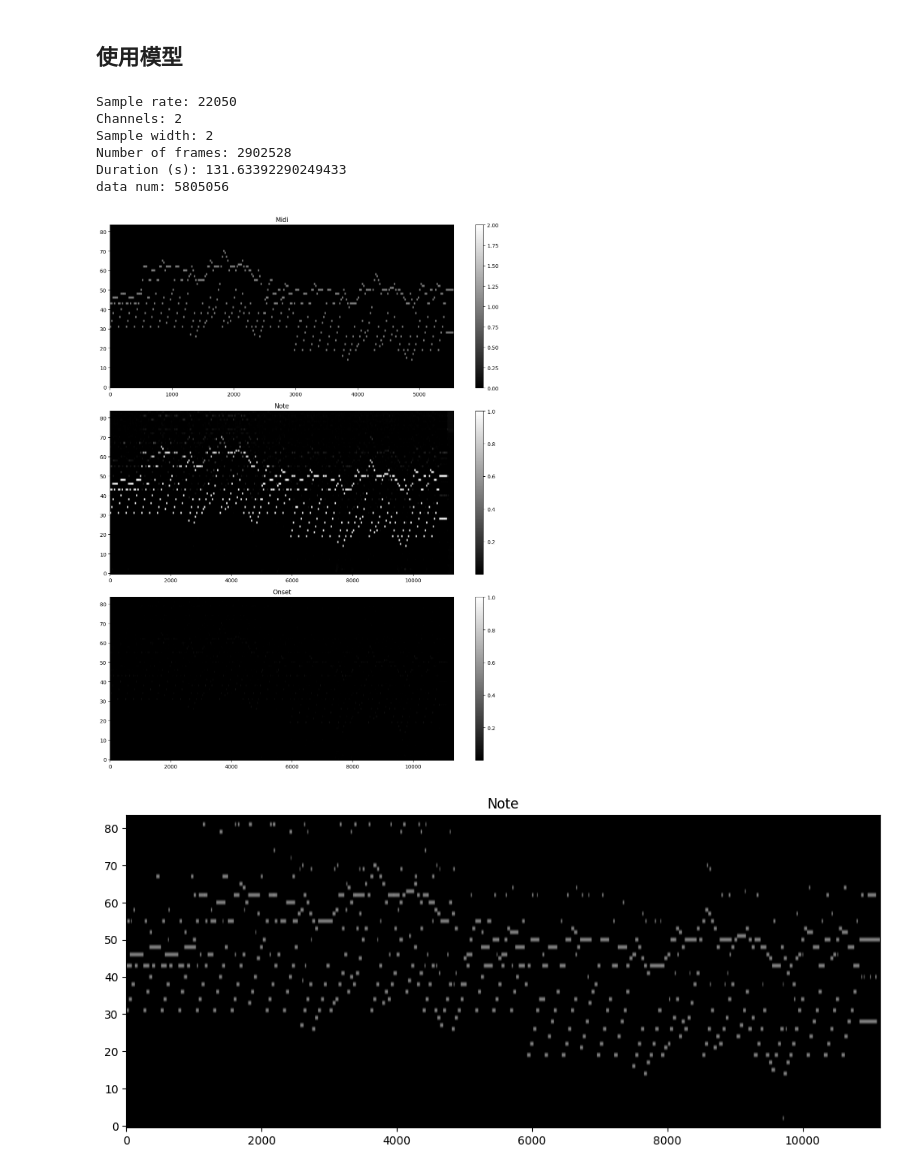
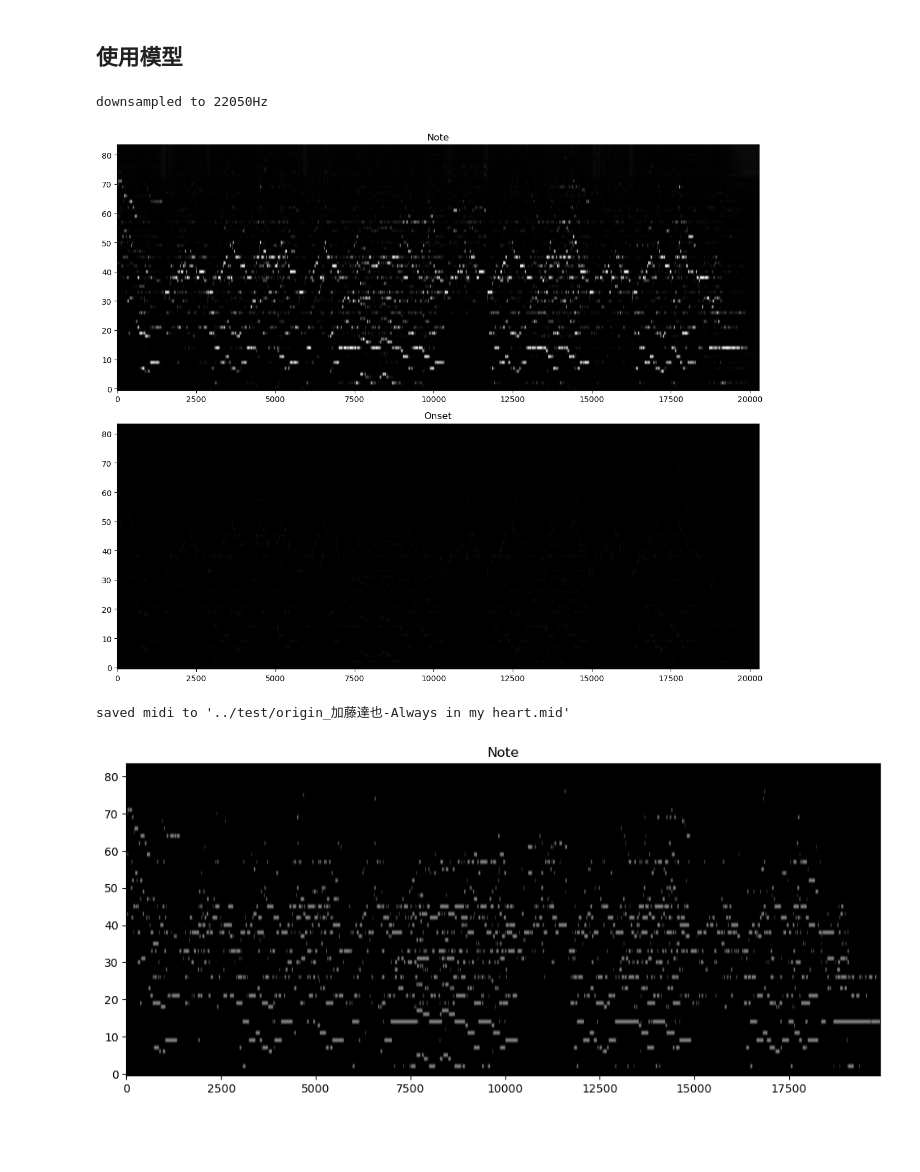
Before and after one commit to madderscientist/timbreAMT, a Jupyter notebook: basicamt/use_model.ipynb, the cells around one changed output. Saved outputs shown, nothing was run; the diff lists cells and outputs as text; code cells hidden in the pictures; blank space fills up the shorter version.

```diff
--- a/basicamt/use_model.ipynb
+++ b/basicamt/use_model.ipynb
@@ -10,4 +26,5 @@ s_per_frame = 256 / 22050
 # %%
+# 对于44100Hz的输入，可以用smallCQT自带的降采样函数
 import torchaudio
 from utils.midiarray import midi2numpy
 from utils.wavtool import waveInfo
@@ -15,7 +32,8 @@ import matplotlib.pyplot as plt
 import numpy as np
 import os
 
-input_wav_path = "../data/inferMusic/孤独な巡礼simple.wav"
+# input_wav_path = "../data/inferMusic/孤独な巡礼simple.wav"
+input_wav_path = "D:/Music/加藤達也-Always in my heart.mp3"
 
 audio_name = os.path.basename(input_wav_path).split('.')[0]
 
@@ -25,73 +43,61 @@ try:    # 尝试加载同一目录下同名midi文件
 except:
     midi_array = None
 
-# 降采样
-wav_path = f"{audio_name}_22050.wav"
-os.system(f'ffmpeg -i "{input_wav_path}" -vn -ar 22050 -y "{wav_path}"')
-waveInfo(wav_path)
-
 waveform, sample_rate = torchaudio.load(input_wav_path, normalize=True)
 waveform = waveform.unsqueeze(0)
 
 model.eval()
 with torch.no_grad():
+    # 降采样到22050Hz
+    if sample_rate == 44100:
+        waveform = model.cqt.down2sample(waveform)
+        print("downsampled to 22050Hz")
+    elif sample_rate != 22050:
+        # 降采样
+        wav_path = f"../test/{audio_name}_22050.wav"
+        os.system(f'ffmpeg -i "{input_wav_path}" -vn -ar 22050 -y "{wav_path}"')
+        print("saved downsampled wav to", wav_path)
+        waveInfo(wav_path)
+        waveform, sample_rate = torchaudio.load(wav_path, normalize=True)
+        waveform = waveform.unsqueeze(0)
+
     onset, note = model(waveform)
     onset = onset.cpu().numpy()[0]
     note = note.cpu().numpy()[0]
     # 归一化
     note = note / np.max(note)
     onset = onset / np.max(onset)
 
 if midi_array is None:
     plot_num = 2
     plt.figure(figsize=(12, plot_num * 5))
 else:
     plot_num = 3
     plt.figure(figsize=(12, plot_num * 5))
     plt.subplot(plot_num, 1, 1)
     plt.title('Midi')
     plt.imshow(midi_array, aspect='auto', origin='lower', cmap='gray')
-    plt.colorbar()
 
 plt.subplot(plot_num, 1, plot_num - 1)
 plt.title('Note')
 plt.imshow(note, aspect='auto', origin='lower', cmap='gray')
-plt.colorbar()
 
 plt.subplot(plot_num, 1, plot_num)
 plt.title('Onset')
 plt.imshow(onset, aspect='auto', origin='lower', cmap='gray')
-plt.colorbar()
 
 plt.tight_layout()
 plt.show()
+
+# 二值化
+mid = create_note("origin_"+audio_name, onset, note, s_per_frame)
 # %% [output]
-Sample rate: 22050
-Channels: 2
-Sample width: 2
-Number of frames: 2902528
-Duration (s): 131.63392290249433
-data num: 5805056
+downsampled to 22050Hz
-[figure, old version]
+[figure, new version]
+saved midi to '../test/origin_加藤達也-Always in my heart.mid'
+[figure, added]
 # %%
 np.save("note.npy", note)
 np.save("onset.npy", onset)
 plt.imsave("note.png", note, origin='lower', cmap='gray')
 plt.imsave("onset.png", onset, origin='lower', cmap='gray')
-# %%
-# import importlib
-# importlib.reload(sys.modules['utils.postprocess'])
-# importlib.reload(sys.modules['utils.midiarray'])
-# 二值化
-from utils.midiarray import output2midi, midi2numpy
-
-mid = output2midi(onset, note, s_per_frame, 0.14, 0.4)
-npmidi = midi2numpy(mid, s_per_frame)
-
-plt.figure(figsize=(12, 5))
-plt.title('Note')
-plt.imshow(npmidi, aspect='auto', origin='lower', cmap='gray')
-plt.show()
-mid.save(f"{audio_name}.mid")
-# %% [output]
-[figure, removed]
```
Also changed, not shown: parts of 7 cells of this notebook, 8 other files.
